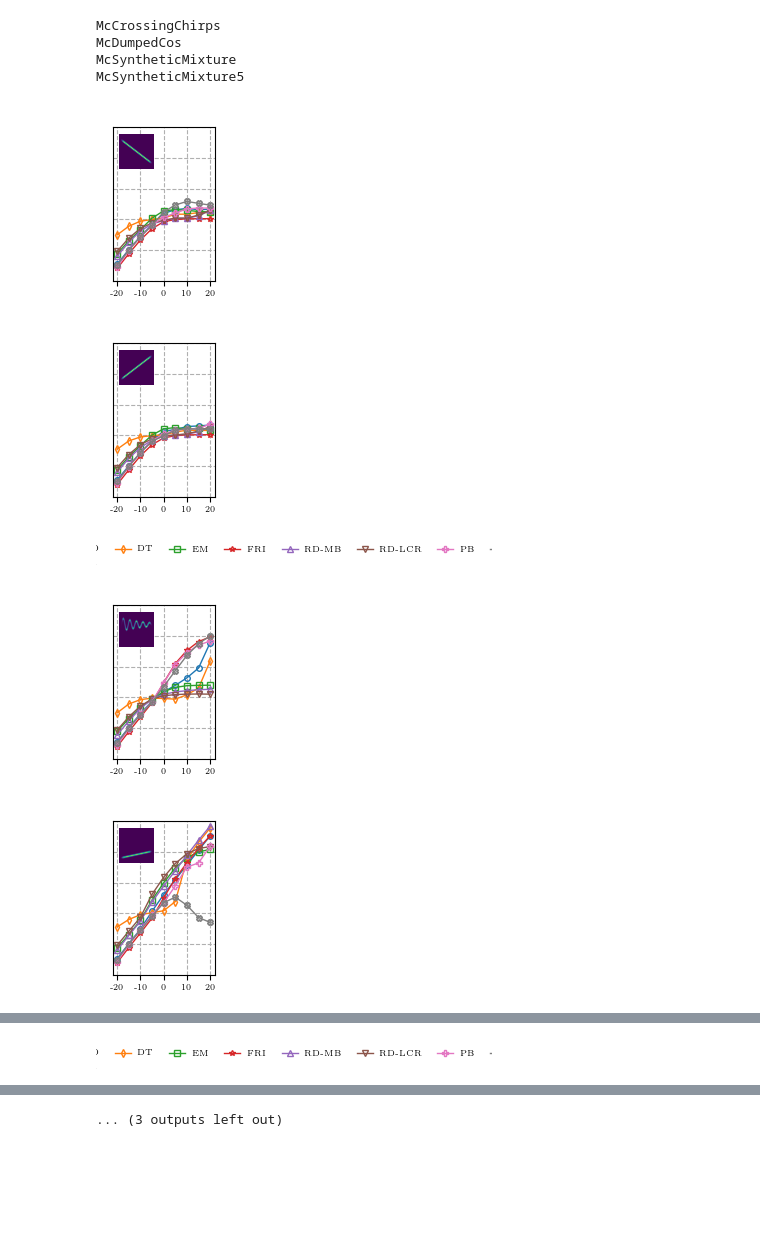
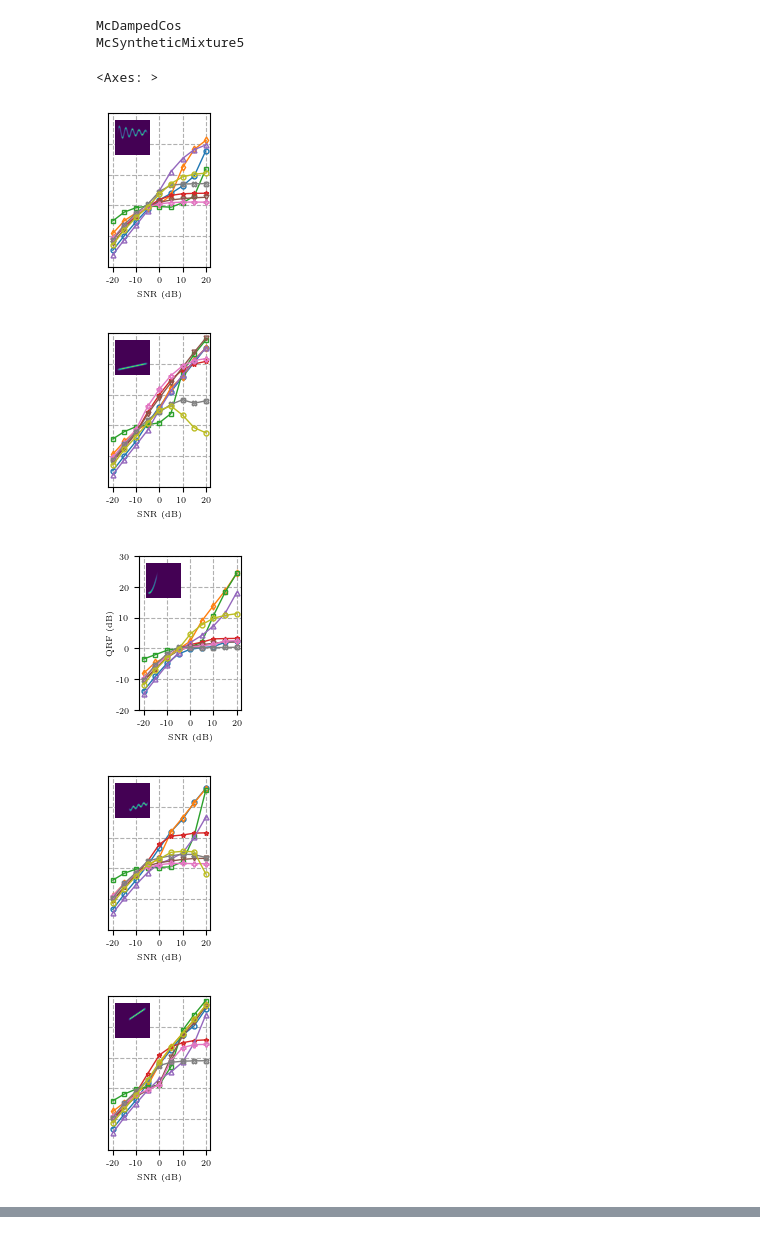
Before and after one commit to jmiramont/benchmarks_eusipco2023, a Jupyter notebook: notebooks/display_results.ipynb, the cells around one changed output, grey strips where cells are left out. Cells and saved outputs as stored; diff of their text form; code cells hidden in the pictures; blank space fills up the shorter version.

```diff
--- a/notebooks/display_results.ipynb
+++ b/notebooks/display_results.ipynb
@@ -123,9 +106,6 @@ True
 # %%
-plt.rc('text', usetex=True)
-plt.rc('font', family='serif')
-
-signal_ids = np.unique(df['Signal_id'])
-Nsignals = len(signal_ids)
+# signal_ids = np.unique(df['Signal_id'])
+# Nsignals = len(signal_ids)
 # fig, axs = plt.subplots(1,signal.total_comps,figsize=(1.5*Nsignals,1.5),sharey=True)
 
 fig_w = 1.8
@@ -237,6 +217,10 @@ plt.rc('font', family='serif')
 spsize = 0.35
 
 signal_ids = np.unique(df['Signal Id.'])
+
+N = benchmark.N
+sb = SignalBank(N, return_signal=True)
+signal_dict = sb.generate_signal_dict()
 
 for i,sid in enumerate(signal_ids):
     print(sid)
@@ -257,7 +241,7 @@ for i,sid in enumerate(signal_ids):
                     linewidth=1.0,
                     markerfacecolor = 'none')
 
-        S, _ = get_spectrogram(signal.comps[j], window = g)
+        S, _ = get_spectrogram(signal.comps[j],)
         axins = inset_axes(axs[j], width=spsize, height=spsize, loc=4) #loc=spectrogram_loc[i])
         # axins.imshow(np.log(S), origin='lower')
         axins.imshow(S, origin='lower')
@@ -278,17 +262,16 @@ for i,sid in enumerate(signal_ids):
         axs[j].set_title('Comp.{}'.format(j+1), fontsize=6.0)
         axs[j].grid(True, linestyle='--', zorder=0)
 
-new_legends = (r'SST+RD',r'DT',r'EM',r'FRI',r'RD-MB',r'RD-LCR',r'PB',r'PB+SST')
+new_legends = (r'SST+RD',r'DT-$e_{\max}=1.45$',r'DT-$e_{\max}=1.75$',r'EM',r'FRI',r'RD-MB',r'RD-LCR',r'PB',r'PB+SST')
 legendFig = plt.figure(figsize=(3*fig_w,0.3))
 # legendFig.set_size_inches((fig_size_w,fig_size_h))
 h,l = axs[j].get_legend_handles_labels()
-legendFig.legend(h,new_legends,
+legendFig.legend(h, new_legends,
             fontsize='xx-small',
             frameon=False,
             loc='center',
             ncol=8,
             )
 legendFig.canvas.draw()
-# legendFig.savefig('legend_denoising.pdf', dpi=900, transparent=False, bbox_inches='tight')
 legendFig.add_axes([0,0,0,0])
 # %% [output]
@@ -322,7 +301,7 @@ for i,sid in enumerate(signal_ids):
                         y='Comp.{}'.format(j),
                         hue='Method',
                         axis = ax,
-                        ms = 4,
+                        ms = 3.5,
                         linewidth=1.0,
                         markerfacecolor = 'none',
                         )
@@ -335,58 +314,55 @@ for i,sid in enumerate(signal_ids):
         # plt.setp(ggg.collections, alpha=.3) #for the markers
         # plt.setp(ggg.lines, alpha=.3)
         # Include an spectrogram of the component
-        S, _ = get_spectrogram(signal.comps[j], window = g)
+        S, _ = get_spectrogram(signal.comps[j],)
         axins = inset_axes(ax, width=spsize, height=spsize, loc=2) #loc=spectrogram_loc[i])
         # axins.imshow(np.log(S), origin='lower')
         axins.imshow(S, origin='lower')
         axins.axis('off')
         fig.canvas.draw()
         axins.tick_params(axis='both', which='both', bottom=False, top=False,
                         labelbottom=False, right=False, left=False, labelleft=False)
 
         # Set the plot axis parameters.
         ax.set_xticks([ax.get_xticks()[i] for i in [0,2,4,6,8]])
         ax.set_xticklabels([-20,-10,0,10,20],fontsize=6.0)
         ax.set_yticks([-20,-10,0,10,20,30])
         ax.set_yticklabels([-20,-10,0,10,20,30],fontsize=6.0)
 
 
         if sid == 'McSyntheticMixture5' and j==0:
             ax.set_ylabel(r'QRF (dB)', fontsize=6.0,labelpad=1)
         else:
             ax.set_ylabel(r'')
             ax.set_yticklabels([])
             ax.tick_params(axis=u'y', which=u'both',length=0)
             # ax.yaxis.set_major_locator(plt.NullLocator())
 
         ax.set_ylim([-20,30])
         ax.set_xlabel(ax.get_xlabel(), fontsize=6.0)
         # ax.set_title('Component {}'.format(j+1), fontsize=6.0)
         # ax.get_legend().remove()
         ax.grid(True,linestyle='--', zorder=0)
         fig.savefig('qrf_{}_{}.pdf'.format(sid,j), dpi=900, transparent=False, bbox_inches='tight', pad_inches=0)
 
-    # new_legends = (r'SST+RD',r'Contours',r'DT',r'ES',r'PB',r'T-Garrote',r'T-Hard')
-    new_legends = (r'SST+RD',r'DT',r'EM',r'FRI',r'RD-MB',r'RD-LCR',r'PB',r'PB+SST')
-    legendFig = plt.figure(figsize=(3*fig_w,0.3))
-    # legendFig.set_size_inches((fig_size_w,fig_size_h))
-    h,l = ax.get_legend_handles_labels()
-    legendFig.legend(h,new_legends,
-                fontsize='xx-small',
-                frameon=False,
-                loc='center',
-                ncol=8,
-                )
-    legendFig.canvas.draw()
-    legendFig.savefig('legend_denoising.pdf', dpi=900, transparent=False, bbox_inches='tight')
-    legendFig.add_axes([0,0,0,0])
+new_legends = (r'SST+RD',r'DT-$e_{\max}=1.45$',r'DT-$e_{\max}=1.75$',r'EM',r'FRI',r'RD-MB',r'RD-LCR',r'PB',r'PB+SST')
+legendFig = plt.figure(figsize=(3*fig_w,0.3))
+# legendFig.set_size_inches((fig_size_w,fig_size_h))
+h,l = ax.get_legend_handles_labels()
+legendFig.legend(h,new_legends,
+            fontsize='xx-small',
+            frameon=False,
+            loc='center',
+            ncol=6,
+            )
+legendFig.canvas.draw()
+legendFig.add_axes([0,0,0,0])
 # %% [output]
-McCrossingChirps
-McDumpedCos
-McSyntheticMixture
+McDampedCos
 McSyntheticMixture5
+<Axes: >
-[figure, old version]
+[figure, new version]
-[figure, old version]
+[figure, new version]
-[figure, old version]
+[figure, new version]
-[figure, old version]
+[figure, new version]
-[figure, old version]
+[figure, new version]
@@ -397 +369,0 @@ McSyntheticMixture5
-[figure, removed]
@@ -399,4 +370,3 @@ McSyntheticMixture5
-... (3 outputs left out)
 # %%
 filename = None
 if filename is None:
```
Also changed, not shown: parts of 13 cells of this notebook, 16 other files.
